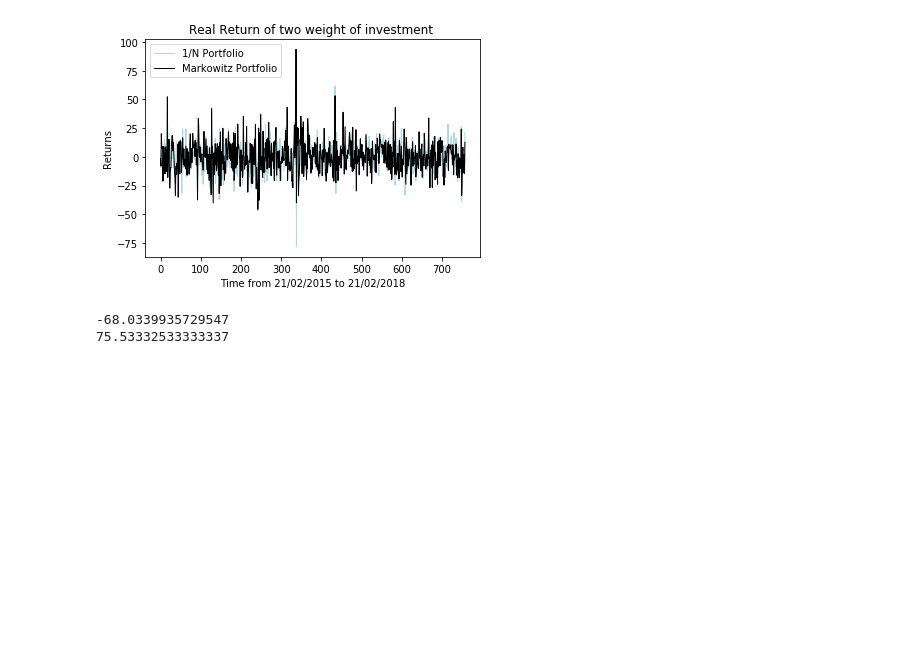
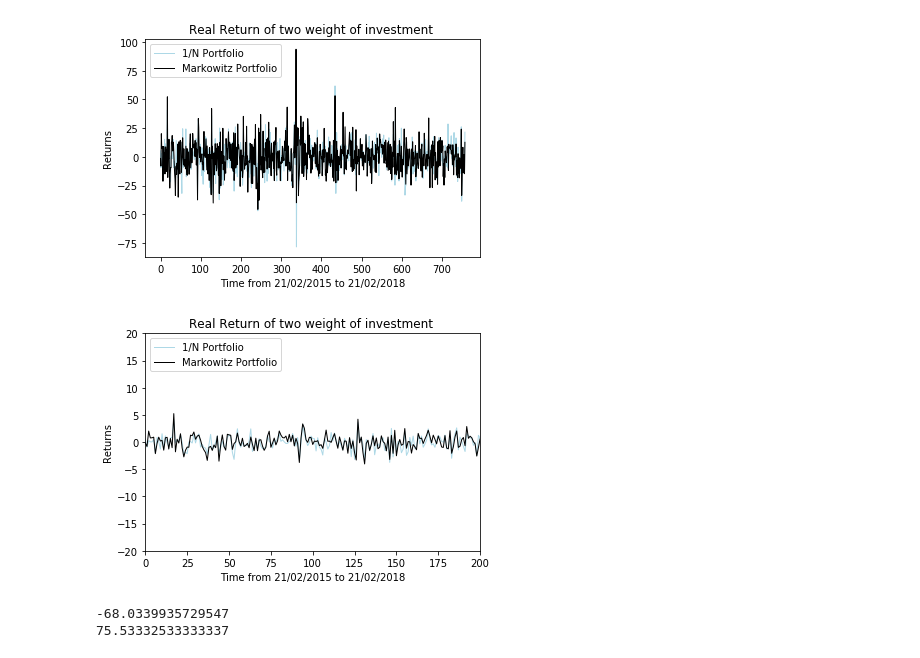
Before and after one commit to Trouble404/Computational-Finance-coursework, a Jupyter notebook: comp6212.ipynb, the cells around one changed output. Cells and saved outputs as stored; diff of their text form; code cells hidden in the pictures; blank space fills up the shorter version.

```diff
--- a/comp6212.ipynb
+++ b/comp6212.ipynb
@@ -227,6 +228,7 @@ ECov = np.zeros((numFile,1))   # Weight
 for n in range (0, numFile):
     address = path +  "/"+ files[n]
     stock=pd.read_csv(address)
+    stock.fillna(value=192)
     for k in range(0,train_T):
         returns[n:n+1 , k] = stock['Close'][k] - stock['Open'][k] # return = close - open
 
@@ -305,6 +307,7 @@ all_returns = np.zeros((numFile,T))   # Expected return E from the portfoli
 for n in range (0, numFile):
     address = path +  "/"+ files[n]
     stock=pd.read_csv(address)
+    stock.fillna(value=192)
     for k in range(0,T):
         all_returns[n:n+1 , k] = stock['Close'][k] - stock['Open'][k] # return = close - open
 all_returns = np.transpose(all_returns)
@@ -361,6 +364,24 @@ plt.savefig("Real Return of two weight of investment.PNG", dpi = 600)
 plt.show()
 # %% [output]
 [figure]
+# %%
+f6 = plt.figure(6)
+time = np.arange(T)
+plt.plot(time,result_2/10, linewidth = '1', color='lightblue', label = "1/N Portfolio")
+plt.plot(time,result_1/10, linewidth = '1', color='k', label = "Markowitz Portfolio")
+
+#plt.grid()
+plt.legend(loc='upper left')
+plt.title('Real Return of two weight of investment ')
+plt.xlabel("Time from 21/02/2015 to 21/02/2018")
+plt.ylabel("Returns")
+# plt with same scale
+plt.ylim(-20,20)
+plt.xlim(0,200)
+#plt.savefig("Real Return of two weight of investment.PNG", dpi = 600)
+plt.show()
+# %% [output]
+[figure, added]
 # %%
 half_result_1 = result_1[train_T:T]
 half_result_2 = result_2[train_T:T]
```
Also changed, not shown: parts of 12 cells of this notebook.
